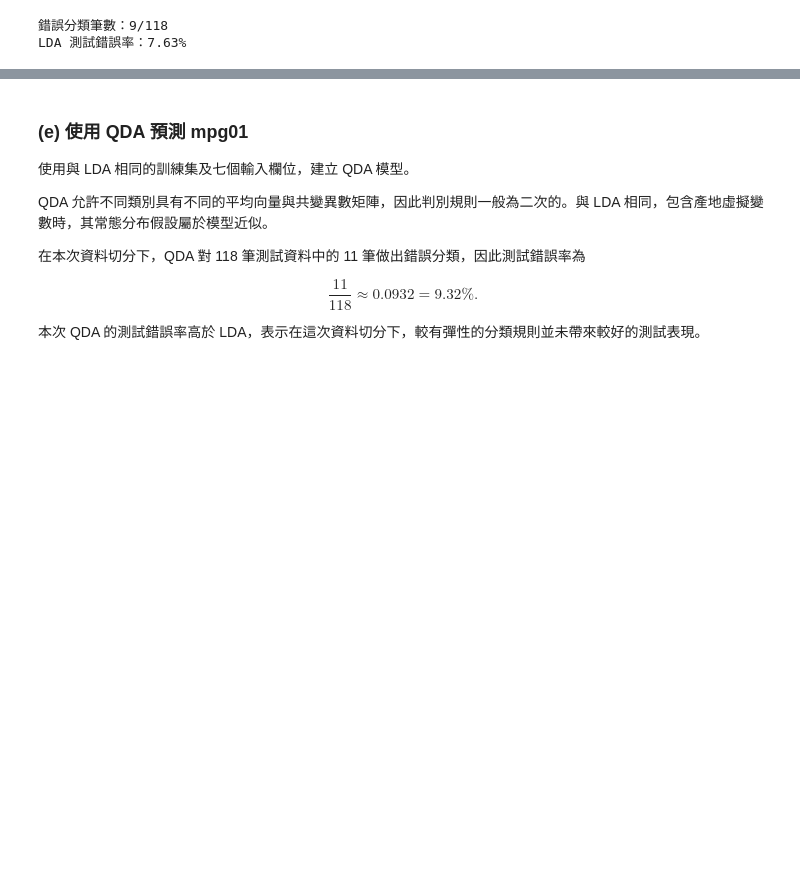
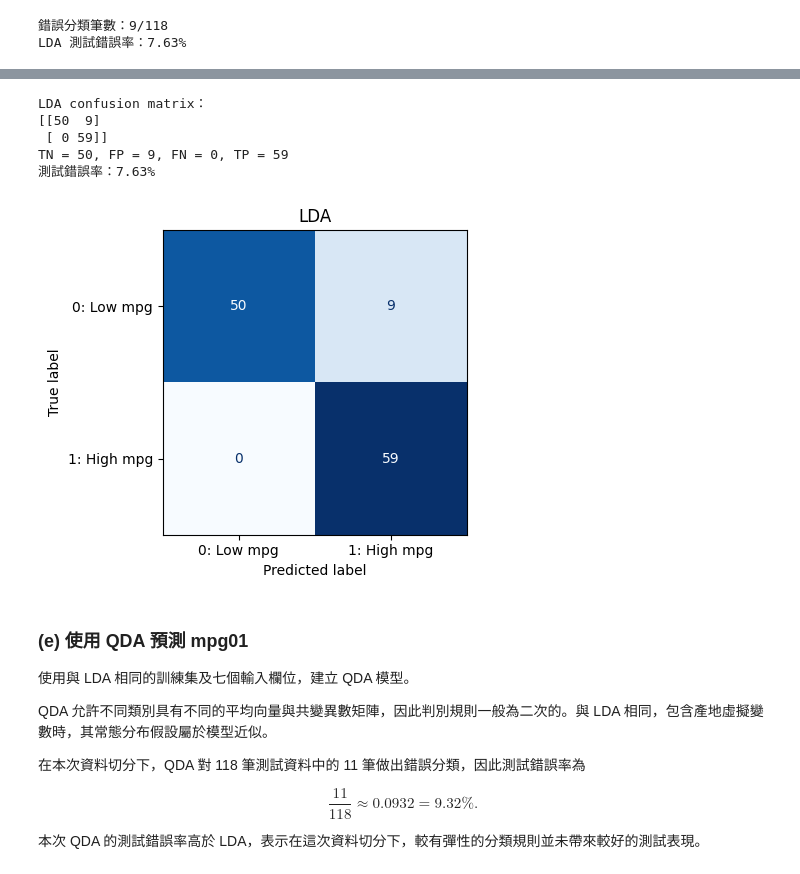
Before and after one commit to shu-ming0808/statistic_learning_hw, a Jupyter notebook: 3.ipynb, the cells around one changed output, grey strips where cells are left out. Drawn from its saved outputs; the diff is of its cells as text; code cells hidden in the pictures; blank space fills up the shorter version.

```diff
--- a/3.ipynb
+++ b/3.ipynb
@@ -936,3 +995,16 @@ LDA 測試錯誤率：7.63%
+# %%
+lda_cm = show_confusion_matrix(
+    y_test,
+    lda_pred,
+    "LDA",
+)
+# %% [output]
+LDA confusion matrix：
+[[50  9]
+ [ 0 59]]
+TN = 50, FP = 9, FN = 0, TP = 59
+測試錯誤率：7.63%
+[figure, added]
 # %% [markdown]
 ### (e) 使用 QDA 預測 mpg01
 
```
Also changed, not shown: parts of 12 cells of this notebook.
